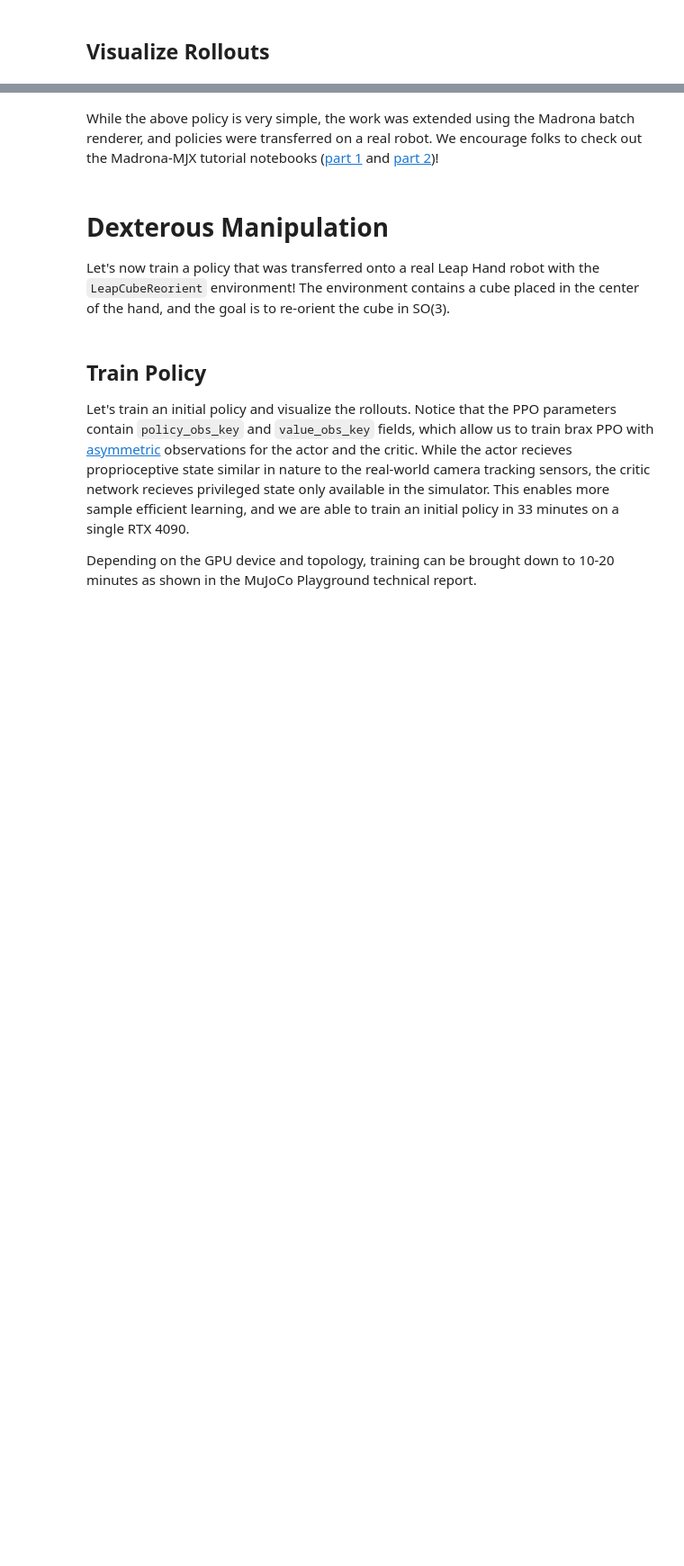
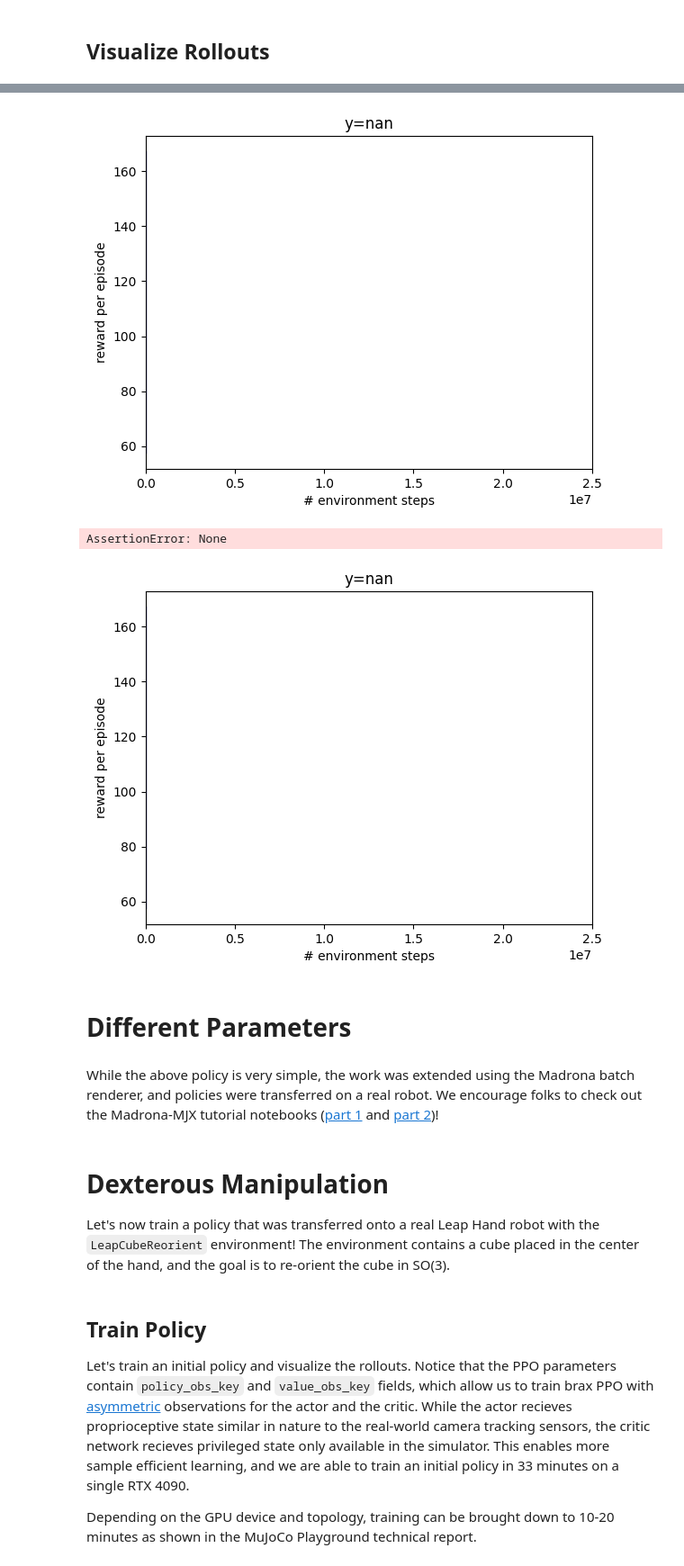
Before and after one commit to weissma6/my_mujoco_playground, a Jupyter notebook: learning/notebooks/manipulation.ipynb, the cells around one changed output, grey strips where cells are left out. Shown at 90% size. Drawn from its saved outputs; the diff is of its cells as text; code cells hidden in the pictures; blank space fills up the shorter version.

```diff
--- a/learning/notebooks/manipulation.ipynb
+++ b/learning/notebooks/manipulation.ipynb
@@ -403,0 +489,5 @@ media.show_video(frames, fps=1.0 / env.dt / render_every)
+# %%
+env_name = 'UR10PickCube'
+env = registry.load(env_name)
+env_cfg = registry.get_default_config(env_name)
+env_cfg
@@ -403,0 +513,4 @@ media.show_video(frames, fps=1.0 / env.dt / render_every)
+# %%
+from mujoco_playground.config import manipulation_params
+ppo_params = manipulation_params.brax_ppo_config(env_name)
+ppo_params
@@ -403,0 +535,31 @@ media.show_video(frames, fps=1.0 / env.dt / render_every)
+# %%
+ppo_training_params = dict(ppo_params)
+network_factory = ppo_networks.make_ppo_networks
+if "network_factory" in ppo_params:
+  del ppo_training_params["network_factory"]
+  network_factory = functools.partial(
+      ppo_networks.make_ppo_networks,
+      **ppo_params.network_factory
+  )
+
+train_fn = functools.partial(
+    ppo.train, **dict(ppo_training_params),
+    network_factory=network_factory,
+    progress_fn=progress,
+    seed=1
+)
+x_data, y_data, y_dataerr = [], [], []
+times = [datetime.now()]
+
+make_inference_fn, params, metrics = train_fn(
+    environment=env,
+    wrap_env_fn=wrapper.wrap_for_brax_training,
+)
+if y_data:
+    import numpy as np
+    best_idx = int(np.argmax(y_data))
+    print(f"Highest Reward: {y_data[best_idx]:.3f} ± {y_dataerr[best_idx]:.3f} at step {x_data[best_idx]}")
+# %% [output]
+[figure, added]
+AssertionError: None
+[figure, added]
@@ -404,3 +589,5 @@ media.show_video(frames, fps=1.0 / env.dt / render_every)
+# %% [markdown]
+# Different Parameters
 # %% [markdown]
 While the above policy is very simple, the work was extended using the Madrona batch renderer, and policies were transferred on a real robot. We encourage folks to check out the Madrona-MJX tutorial notebooks ([part 1](https://colab.research.google.com/github/google-deepmind/mujoco_playground/blob/main/learning/notebooks/training_vision_1.ipynb) and [part 2](https://colab.research.google.com/github/google-deepmind/mujoco_playground/blob/main/learning/notebooks/training_vision_2.ipynb))!
 # %% [markdown]
```
Also changed, not shown: parts of 9 cells of this notebook, 2 other files.
